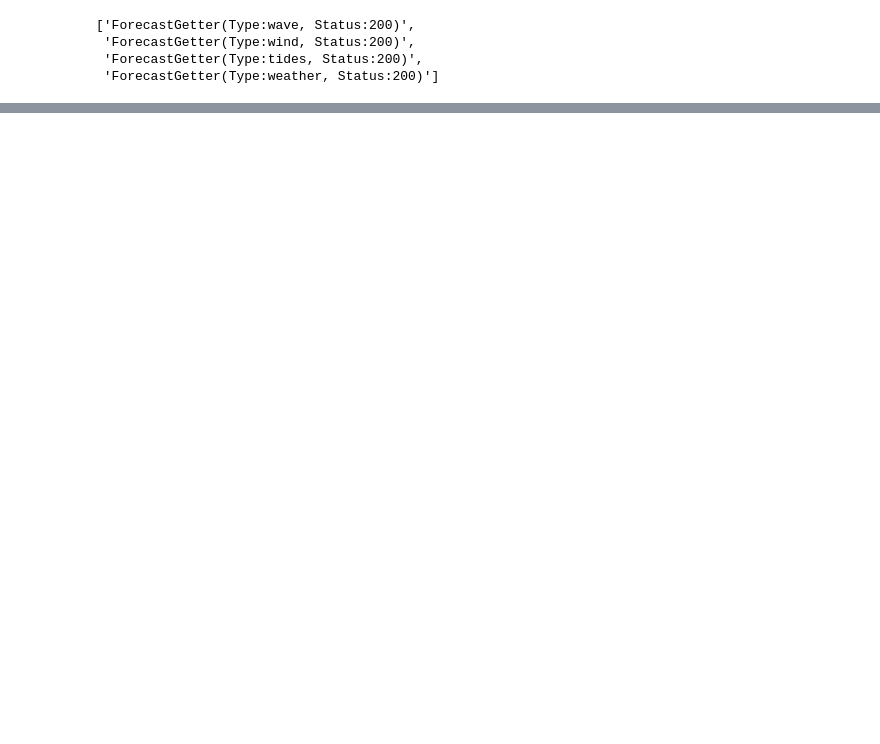
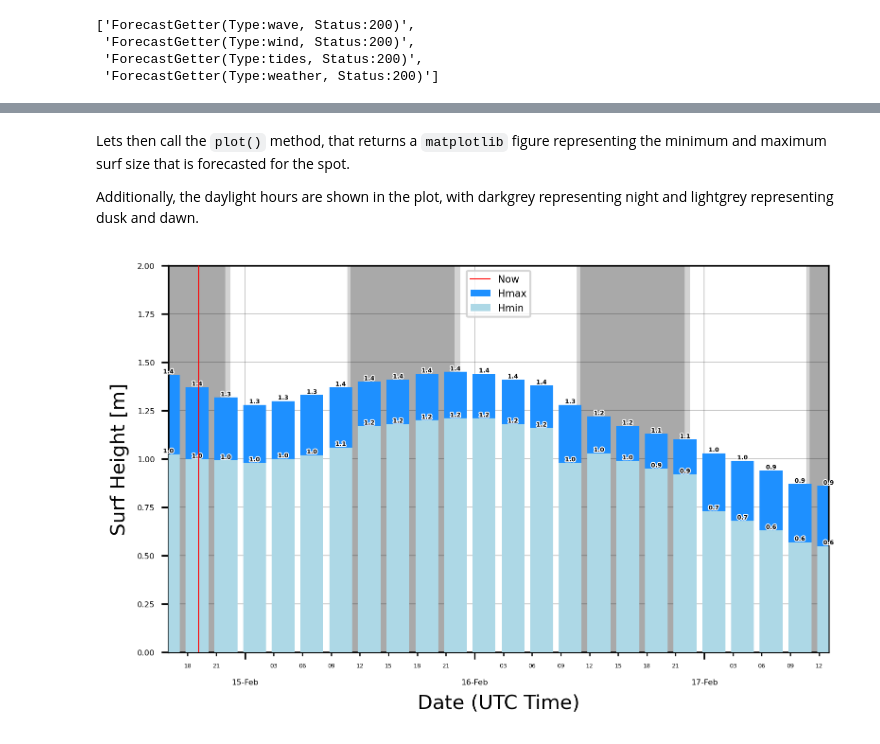
Before and after one commit to giocaizzi/pysurfline, a Jupyter notebook: docs/examples/surf_report.ipynb, the cells around one changed output, grey strips where cells are left out. Cells and saved outputs as stored; diff of their text form; code cells hidden in the pictures; blank space fills up the shorter version.

Commit message:
SurfReport

```diff
--- a/docs/examples/surf_report.ipynb
+++ b/docs/examples/surf_report.ipynb
@@ -29,20 +24,10 @@ params = {
     "days": 3,
     "intervalHours": 3,
 }
-spot = SpotForecast(params)
-spot.api_log
+report = SurfReport(params)
+report.api_log
 # %% [output]
 ['ForecastGetter(Type:wave, Status:200)',
  'ForecastGetter(Type:wind, Status:200)',
  'ForecastGetter(Type:tides, Status:200)',
  'ForecastGetter(Type:weather, Status:200)']
-# %%
-report = []
-for attr in [
-    "wave",
-    "wind",
-    "weather",
-]:  # exclude "tides" because of HIGH LOW exact times
-    report.append(spot.get_dataframe(attr))
-report = pd.concat(report, axis=1)
-report.head()
@@ -177,0 +58,9 @@ ax.legend(fontsize=5)
+# %% [markdown]
+Lets then call the `plot()` method, that returns a `matplotlib` figure representing the minimum and maximum surf size that is forecasted for the spot.
+
+Additionally, the daylight hours are shown in the plot, with darkgrey representing night and lightgrey representing dusk and dawn.
+# %%
+f=report.plot()
+f.savefig("surfreport_pipeline.jpeg",dpi=300)
+# %% [output]
+[figure, added]
```
Also changed, not shown: parts of 14 cells of this notebook, 22 other files.
